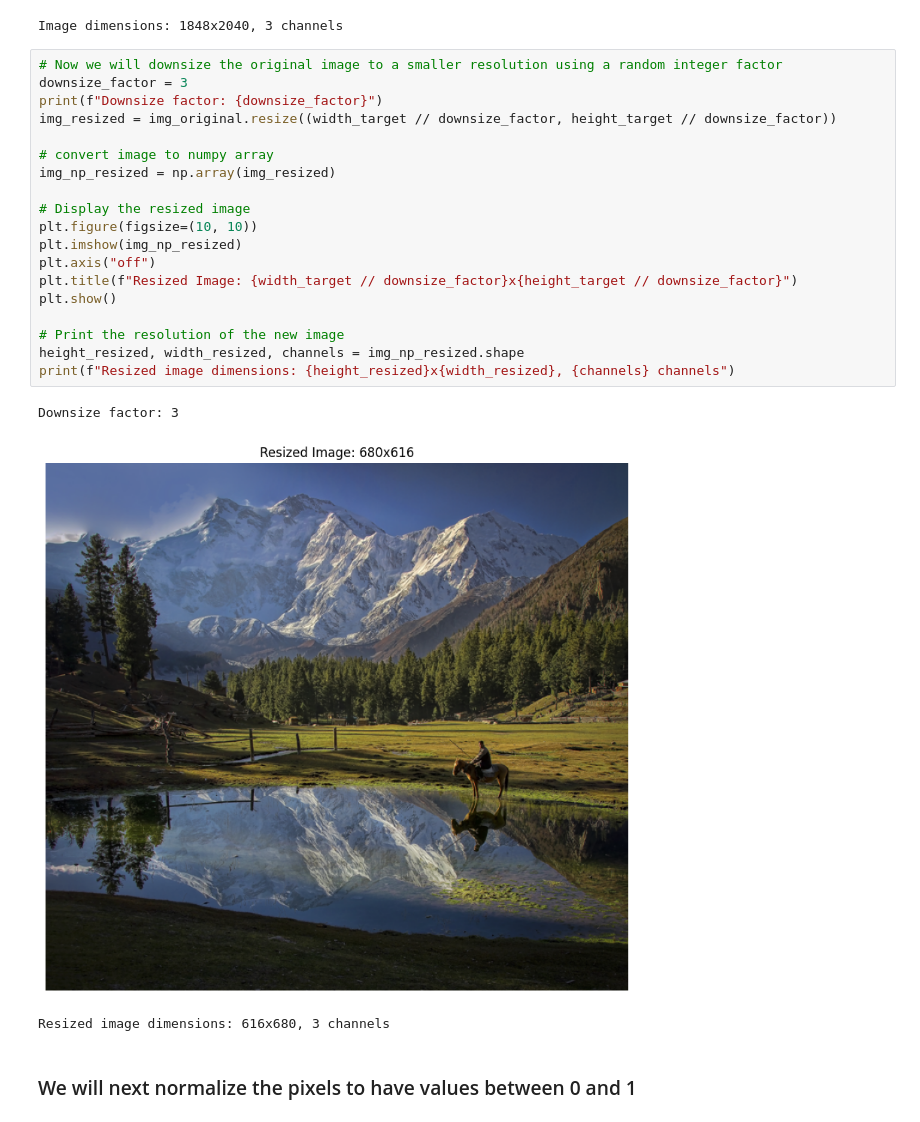
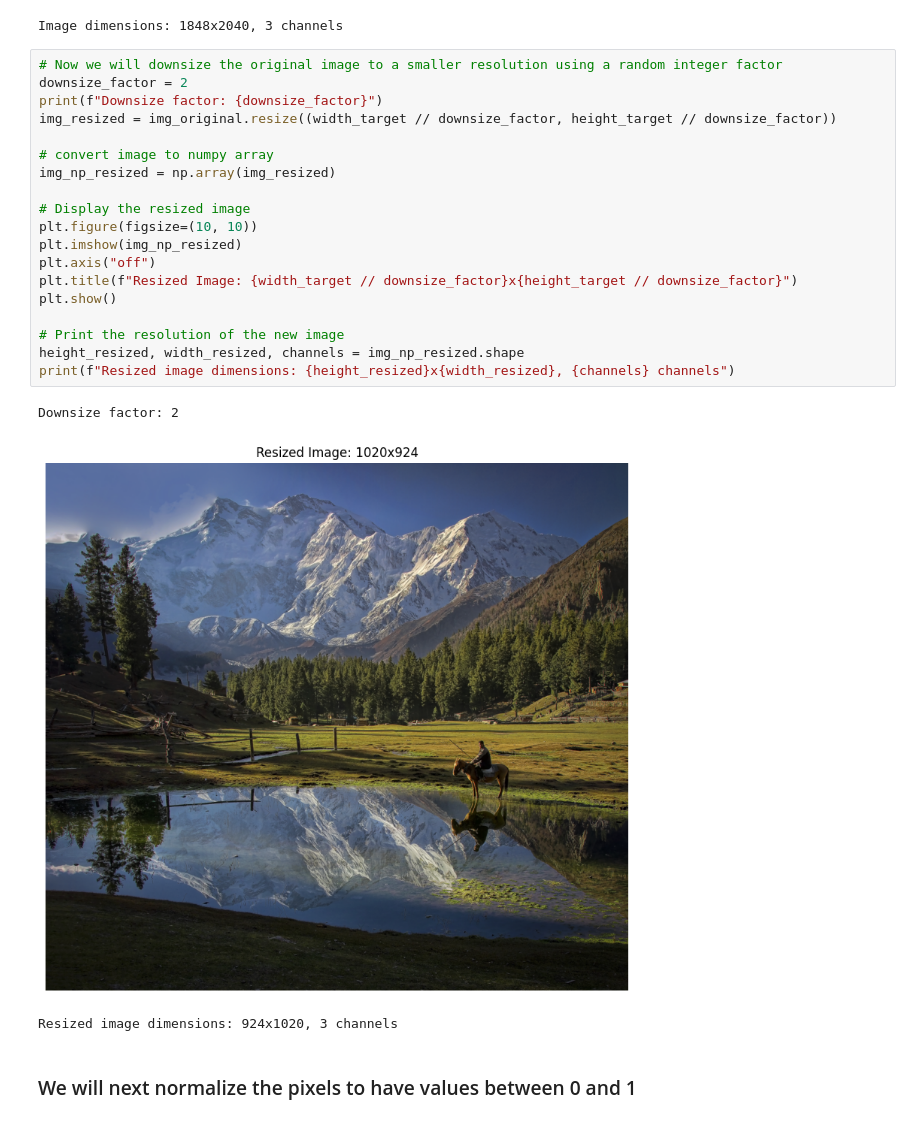
Before and after one commit to MSerraj/ComputationalPhotography, a Jupyter notebook: INR_Single.ipynb, the cells around one changed output. Cells and saved outputs as stored; diff of their text form.

```diff
--- a/INR_Single.ipynb
+++ b/INR_Single.ipynb
@@ -45,27 +45,27 @@ print(f"Image dimensions: {height_target}x{width_target}, {channels} channels")
 Image dimensions: 1848x2040, 3 channels
 # %%
 # Now we will downsize the original image to a smaller resolution using a random integer factor
-downsize_factor = 3
+downsize_factor = 2
 print(f"Downsize factor: {downsize_factor}")
 img_resized = img_original.resize((width_target // downsize_factor, height_target // downsize_factor))
 
 # convert image to numpy array
 img_np_resized = np.array(img_resized)
 
 # Display the resized image
 plt.figure(figsize=(10, 10))
 plt.imshow(img_np_resized)
 plt.axis("off")
 plt.title(f"Resized Image: {width_target // downsize_factor}x{height_target // downsize_factor}")
 plt.show()
 
 # Print the resolution of the new image
 height_resized, width_resized, channels = img_np_resized.shape
 print(f"Resized image dimensions: {height_resized}x{width_resized}, {channels} channels")
 # %% [output]
-Downsize factor: 3
+Downsize factor: 2
-[figure, old version]
+[figure, new version]
-Resized image dimensions: 616x680, 3 channels
+Resized image dimensions: 924x1020, 3 channels
 # %% [markdown]
 ### We will next normalize the pixels to have values between 0 and 1
 # %%
```
Also changed, not shown: parts of 4 cells of this notebook.
